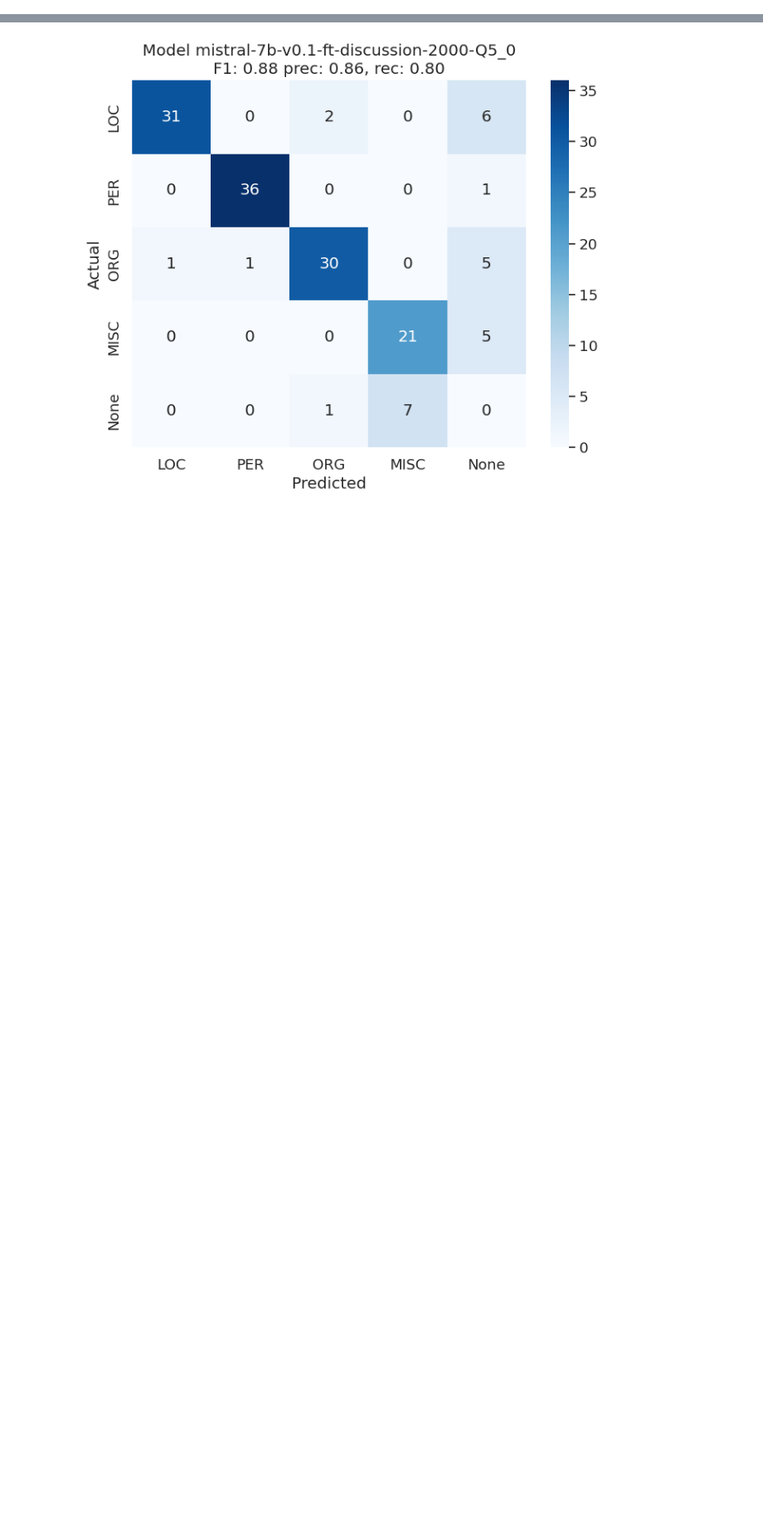
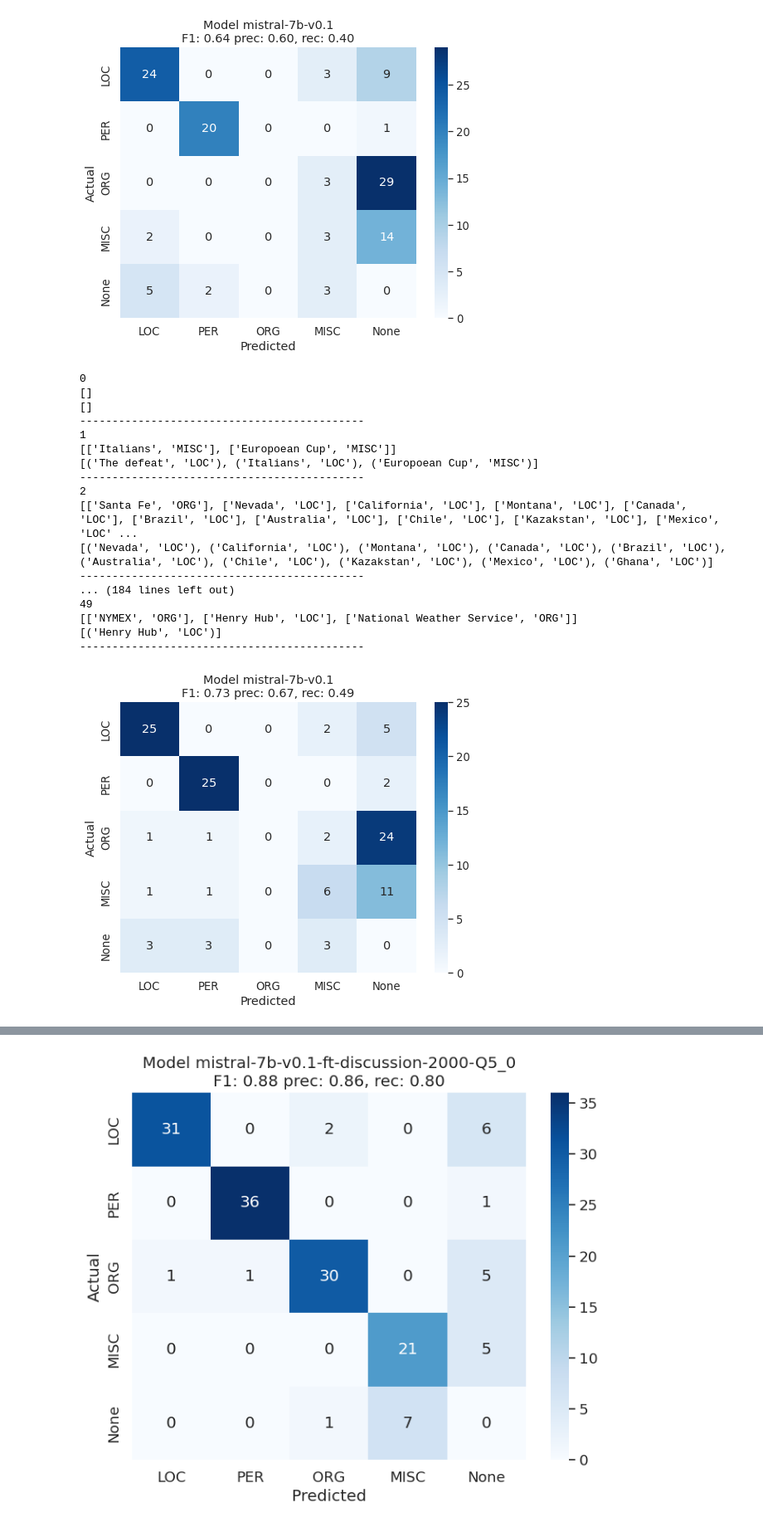
Before and after one commit to MathieuDesponds/Information-extraction-in-official-documents-using-LLMs, a Jupyter notebook: analysing_results.ipynb, the cells around one changed output, grey strips where cells are left out. Shown: that part at 83% size. Drawn from its saved outputs; the diff is of its cells as text; code cells hidden in the pictures; blank space fills up the shorter version.

Commit message:
Add tools for analysing results

```diff
--- a/analysing_results.ipynb
+++ b/analysing_results.ipynb
@@ -33,2 +9,0 @@ res = load("ner/saves/results/conll2003_cleaned/mistral-7b-v0.1-ft-discussion-20
-# %%
-r = res.res_insts[2]
@@ -34,0 +13,26 @@ r = res.res_insts[2]
+# %%
+result = load_result(MistralAI.name(), PT_Wrapper.name(), FST_Sentence.name())
+
+for r in result.res_insts :
+    r.show_cm()
+    r.analyse_results()
+# %% [output]
+[figure, added]
+0
+[]
+[]
+--------------------------------------------
+1
+[['Italians', 'MISC'], ['Europoean Cup', 'MISC']]
+[('The defeat', 'LOC'), ('Italians', 'LOC'), ('Europoean Cup', 'MISC')]
+--------------------------------------------
+2
+[['Santa Fe', 'ORG'], ['Nevada', 'LOC'], ['California', 'LOC'], ['Montana', 'LOC'], ['Canada', 'LOC'], ['Brazil', 'LOC'], ['Australia', 'LOC'], ['Chile', 'LOC'], ['Kazakstan', 'LOC'], ['Mexico', 'LOC' ...
+[('Nevada', 'LOC'), ('California', 'LOC'), ('Montana', 'LOC'), ('Canada', 'LOC'), ('Brazil', 'LOC'), ('Australia', 'LOC'), ('Chile', 'LOC'), ('Kazakstan', 'LOC'), ('Mexico', 'LOC'), ('Ghana', 'LOC')]
+--------------------------------------------
+... (184 lines left out)
+49
+[['NYMEX', 'ORG'], ['Henry Hub', 'LOC'], ['National Weather Service', 'ORG']]
+[('Henry Hub', 'LOC')]
+--------------------------------------------
+[figure, added]
```
Also changed, not shown: parts of 4 cells of this notebook, 4 other files.
